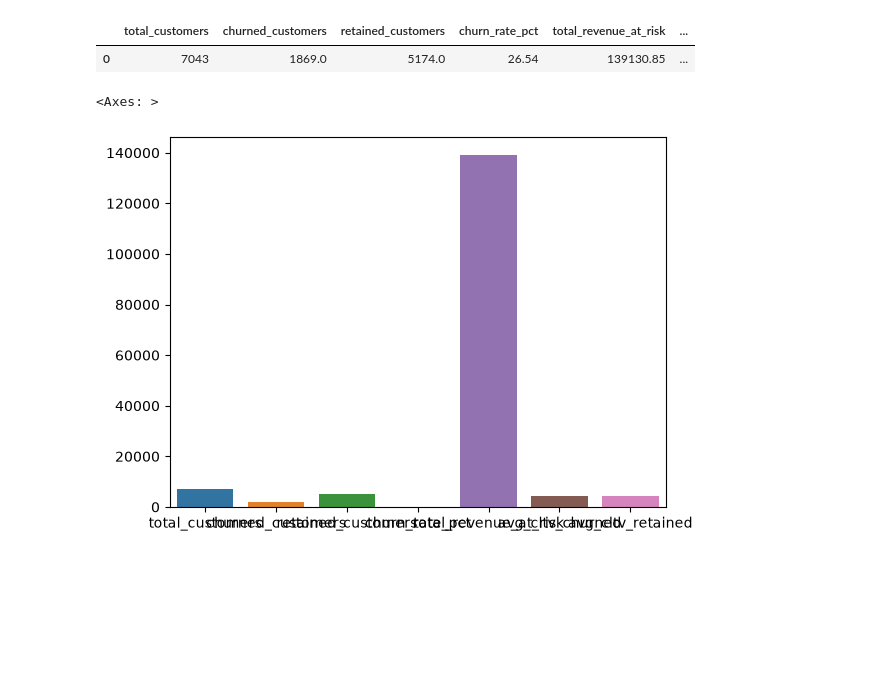
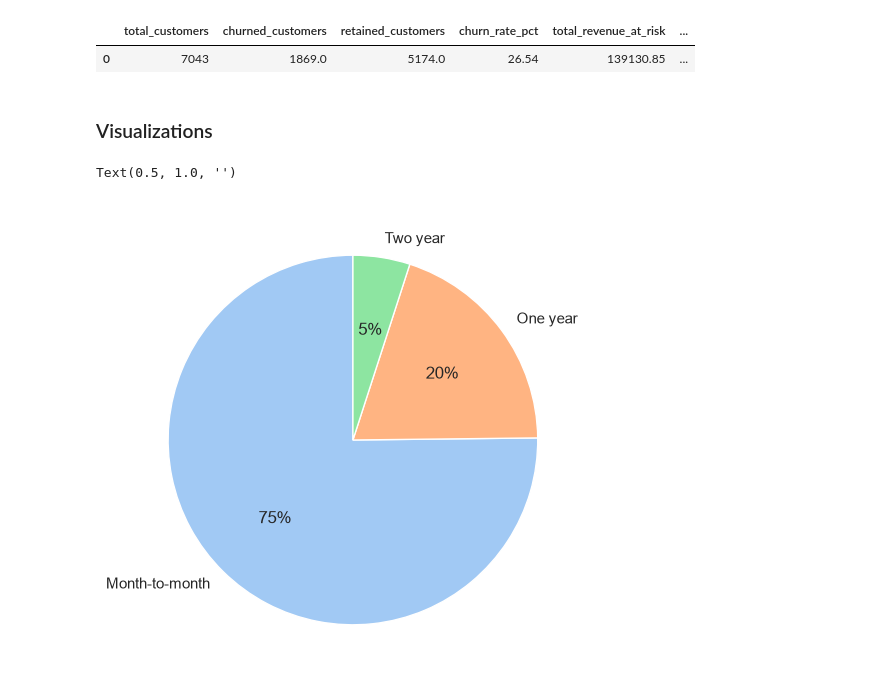
Before and after one commit to OmSoni-1/customer_retention_platform, a Jupyter notebook: notebooks/03_eda.ipynb, the cells around one changed output. Cells and saved outputs as stored; diff of their text form; code cells hidden in the pictures; blank space fills up the shorter version.

Commit message:
Started with the visualizations. Made a separate folder outputs for storing viz as png

```diff
--- a/notebooks/03_eda.ipynb
+++ b/notebooks/03_eda.ipynb
@@ -6,3 +6,7 @@ from azure.storage.filedatalake import DataLakeServiceClient
 import urllib
 from sqlalchemy import create_engine
 from pathlib import Path
+
+import matplotlib.pyplot as plt
+import seaborn as sns
+sns.set_theme(style="darkgrid")
@@ -86,5 +90,24 @@ import seaborn as sb
-# %%
-sb.barplot(overall_churn_kpi_df)
-# %% [output]
-<Axes: >
-[figure, removed]
+# %% [markdown]
+### Visualizations
+# %%
+data = contract_kpi_df["churn_rate_percentage"]
+labels = contract_kpi_df["contract_name"]
+
+# 2. Select a Seaborn color palette (e.g., 'pastel', 'deep', 'muted', 'Set2')
+colors = sns.color_palette('pastel')[0:len(data)]
+
+# 3. Create the pie chart using Matplotlib
+plt.figure(figsize=(6, 6))
+plt.pie(
+    data,
+    labels=labels,
+    colors=colors,
+    autopct='%.0f%%',  # Formats percentages inside slices
+    startangle=90      # Rotates chart to start at 12 o'clock
+)
+
+# 4. Display the chart
+plt.title('')
+# %% [output]
+Text(0.5, 1.0, '')
+[figure, added]
```
Also changed, not shown: parts of 4 cells of this notebook, 1 other file.
